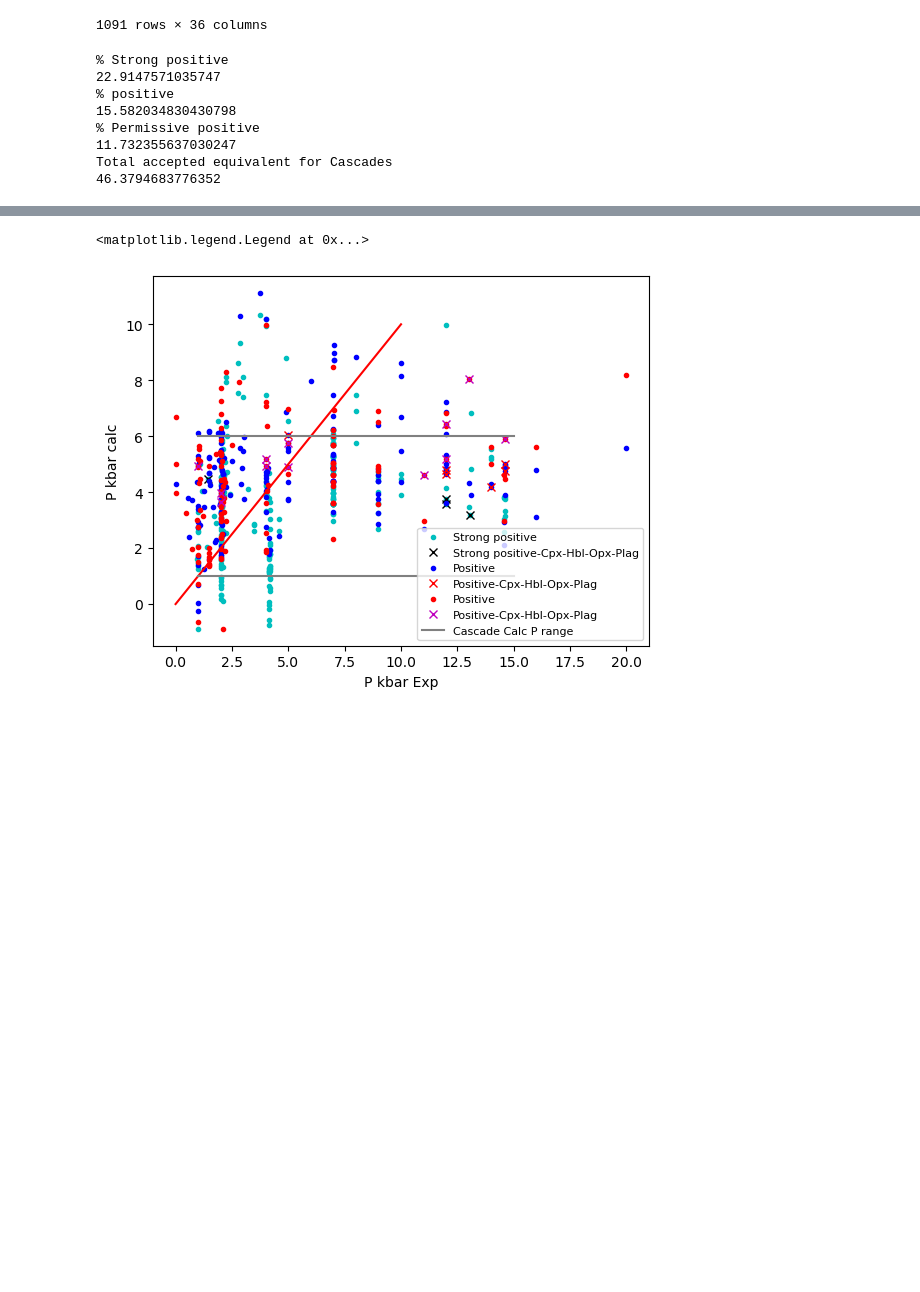
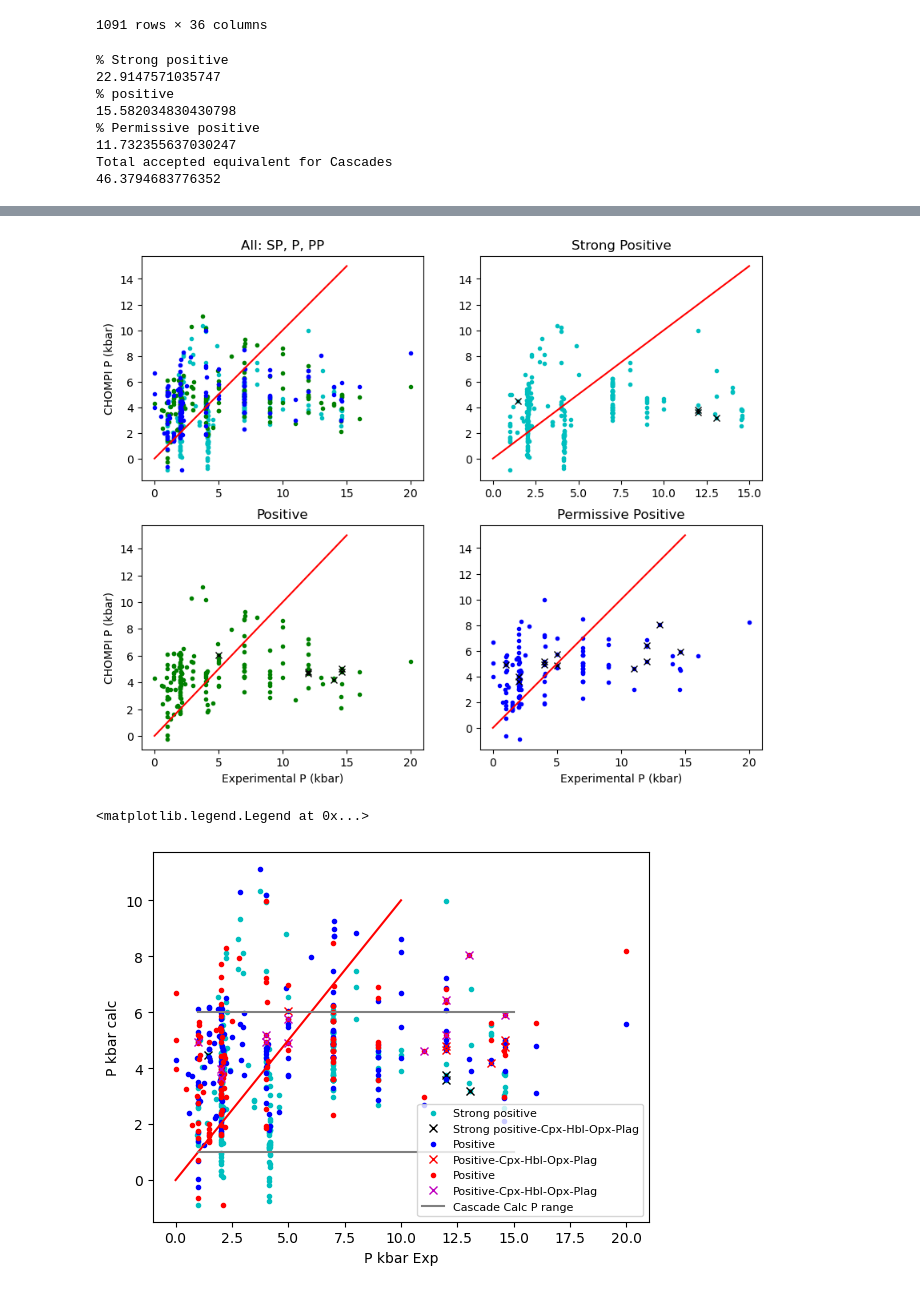
Before and after one commit to PennyWieser/Thermobar, a Jupyter notebook: Benchmarking/liquid, olivine/CHOMPI_LEPR_setNNO.ipynb, the cells around one changed output, grey strips where cells are left out. Saved outputs shown, nothing was run; the diff lists cells and outputs as text; code cells hidden in the pictures; blank space fills up the shorter version.

```diff
--- a/Benchmarking/liquid, olivine/CHOMPI_LEPR_setNNO.ipynb
+++ b/Benchmarking/liquid, olivine/CHOMPI_LEPR_setNNO.ipynb
@@ -99,3 +112,56 @@ Total accepted equivalent for Cascades
+# %%
+C_H_O_P=(all_filt_sp['Plag']=='Yes')&(all_filt_sp['Cpx']=='Yes')&(all_filt_sp['Opx']=='Yes')&(all_filt_sp['Amp']=='Yes')
+C_H_O_Pp=(all_filt_p['Plag']=='Yes')&(all_filt_p['Cpx']=='Yes')&(all_filt_p['Opx']=='Yes')&(all_filt_p['Amp']=='Yes')
+C_H_O_Perm=(all_filt_perm['Plag']=='Yes')&(all_filt_perm['Cpx']=='Yes')&(all_filt_perm['Opx']=='Yes')&(all_filt_perm['Amp']=='Yes')
+
+
+
+fig, ((ax1, ax2), (ax3, ax4)) = plt.subplots(2, 2, figsize=(10,8))
+#ax1.plot(all_unnorm['P_kbar'], chomp_calc['P_kbar_calc'], '.k' )
+ax1.plot(all_filt_sp['P_kbar'],
+         chomp_calc_sp['P_kbar_calc'],  '.c', label='Strong positive')
+
+
+ax1.plot(all_filt_p['P_kbar'],
+         chomp_calc_p['P_kbar_calc'],  '.g', label='Positive')
+ax1.plot(all_filt_perm['P_kbar'],
+         chomp_calc_perm['P_kbar_calc'],  '.b', label='Permissive Positive')
+ax1.set_title('All: SP, P, PP')
+ax1.plot([0, 15], [0, 15], '-r')
+
+ax2.set_title('Strong Positive')
+
+ax2.plot(all_filt_sp['P_kbar'],
+         chomp_calc_sp['P_kbar_calc'],  '.c', label='Strong positive')
+ax2.plot(all_filt_sp['P_kbar'].loc[C_H_O_P],
+         chomp_calc_sp['P_kbar_calc'].loc[C_H_O_P],  'xk', label='Strong positive')
+ax2.plot([0, 15], [0, 15], '-r')
+
+
+ax3.set_title('Positive')
+ax3.plot(all_filt_p['P_kbar'],
+         chomp_calc_p['P_kbar_calc'],  '.g', label='Positive')
+ax3.plot(all_filt_p['P_kbar'].loc[C_H_O_Pp],
+         chomp_calc_p['P_kbar_calc'].loc[C_H_O_Pp],  'xk', label='Positive')
+
+ax3.plot([0, 15], [0, 15], '-r')
+
+ax4.set_title('Permissive Positive')
+ax4.plot(all_filt_perm['P_kbar'],
+         chomp_calc_perm['P_kbar_calc'],  '.b', label='Permissive Positive')
+
+ax4.plot(all_filt_perm['P_kbar'].loc[C_H_O_Perm],
+         chomp_calc_perm['P_kbar_calc'].loc[C_H_O_Perm],  'xk', label='Permissive Positive')
+
+
+ax4.plot([0, 15], [0, 15], '-r')
+ax3.set_xlabel('Experimental P (kbar)')
+ax4.set_xlabel('Experimental P (kbar)')
+ax1.set_ylabel('CHOMPI P (kbar)')
+ax3.set_ylabel('CHOMPI P (kbar)')
+fig.savefig('CHOMPI_P.png', dpi=200)
+# %% [output]
+[figure, added]
 # %%
 C_H_O_P=(all_filt_sp['Plag']=='Yes')&(all_filt_sp['Cpx']=='Yes')&(all_filt_sp['Opx']=='Yes')&(all_filt_sp['Amp']=='Yes')
 C_H_O_Pp=(all_filt_p['Plag']=='Yes')&(all_filt_p['Cpx']=='Yes')&(all_filt_p['Opx']=='Yes')&(all_filt_p['Amp']=='Yes')
```
Also changed, not shown: parts of 3 cells of this notebook, 6 other files.
